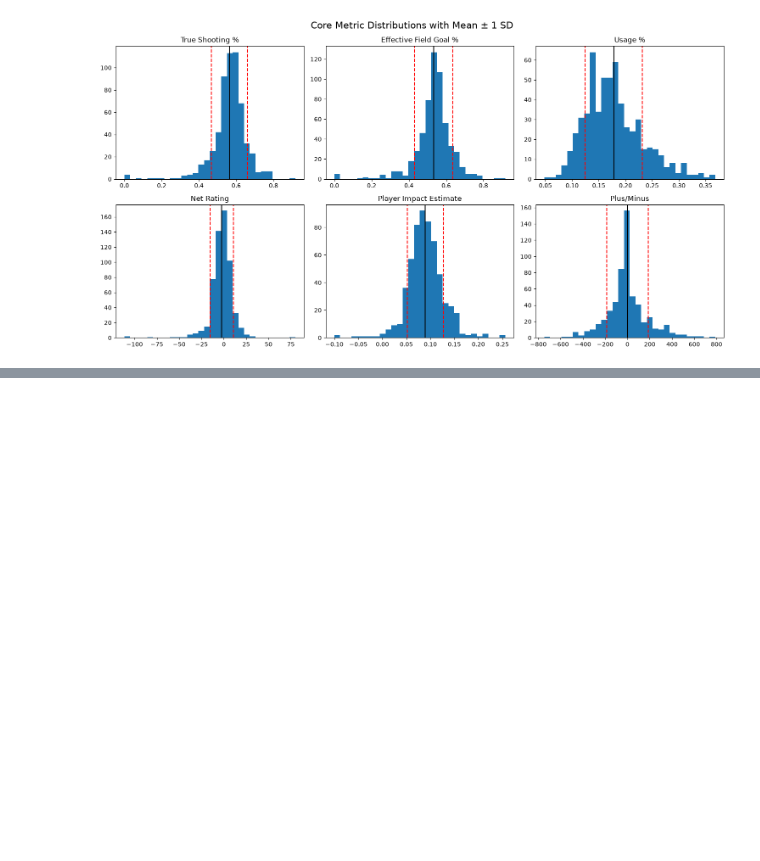
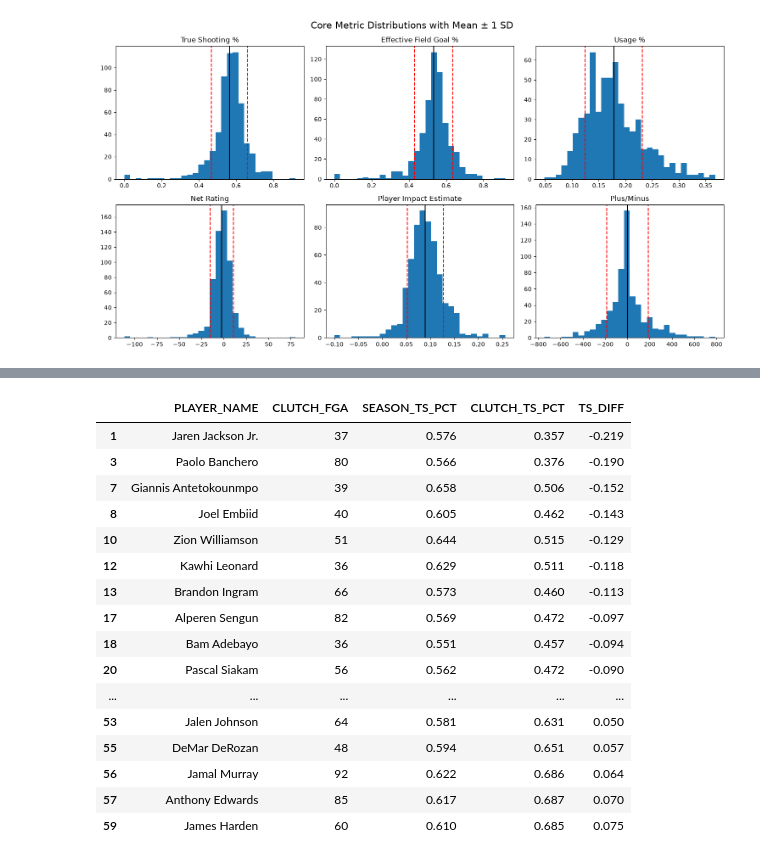
Before and after one commit to DanielBubalo/nba-clutch-reputation-data, a Jupyter notebook: Deliverables/nba_profiling_data.ipynb, the cells around one changed output, grey strips where cells are left out. Cells and saved outputs as stored; diff of their text form; code cells hidden in the pictures; blank space fills up the shorter version.

```diff
--- a/Deliverables/nba_profiling_data.ipynb
+++ b/Deliverables/nba_profiling_data.ipynb
@@ -297,0 +565,21 @@ plt.show()
+# %%
+comparison_filtered = comparison_df[comparison_df['CLUTCH_FGA'] >= 30]  # adjust based on the counts above
+comparison_filtered.sort_values('TS_DIFF')[['PLAYER_NAME', 'CLUTCH_FGA', 'SEASON_TS_PCT', 'CLUTCH_TS_PCT', 'TS_DIFF']]
+# %% [output]
+|  | PLAYER_NAME | CLUTCH_FGA | SEASON_TS_PCT | CLUTCH_TS_PCT | TS_DIFF |
+| 1 | Jaren Jackson Jr. | 37 | 0.576 | 0.357 | -0.219 |
+| 3 | Paolo Banchero | 80 | 0.566 | 0.376 | -0.190 |
+| 7 | Giannis Antetokounmpo | 39 | 0.658 | 0.506 | -0.152 |
+| 8 | Joel Embiid | 40 | 0.605 | 0.462 | -0.143 |
+| 10 | Zion Williamson | 51 | 0.644 | 0.515 | -0.129 |
+| 12 | Kawhi Leonard | 36 | 0.629 | 0.511 | -0.118 |
+| 13 | Brandon Ingram | 66 | 0.573 | 0.460 | -0.113 |
+| 17 | Alperen Sengun | 82 | 0.569 | 0.472 | -0.097 |
+| 18 | Bam Adebayo | 36 | 0.551 | 0.457 | -0.094 |
+| 20 | Pascal Siakam | 56 | 0.562 | 0.472 | -0.090 |
+| ... | ... | ... | ... | ... | ... |
+| 53 | Jalen Johnson | 64 | 0.581 | 0.631 | 0.050 |
+| 55 | DeMar DeRozan | 48 | 0.594 | 0.651 | 0.057 |
+| 56 | Jamal Murray | 92 | 0.622 | 0.686 | 0.064 |
+| 57 | Anthony Edwards | 85 | 0.617 | 0.687 | 0.070 |
+| 59 | James Harden | 60 | 0.610 | 0.685 | 0.075 |
```
Also changed, not shown: parts of 30 cells of this notebook.
